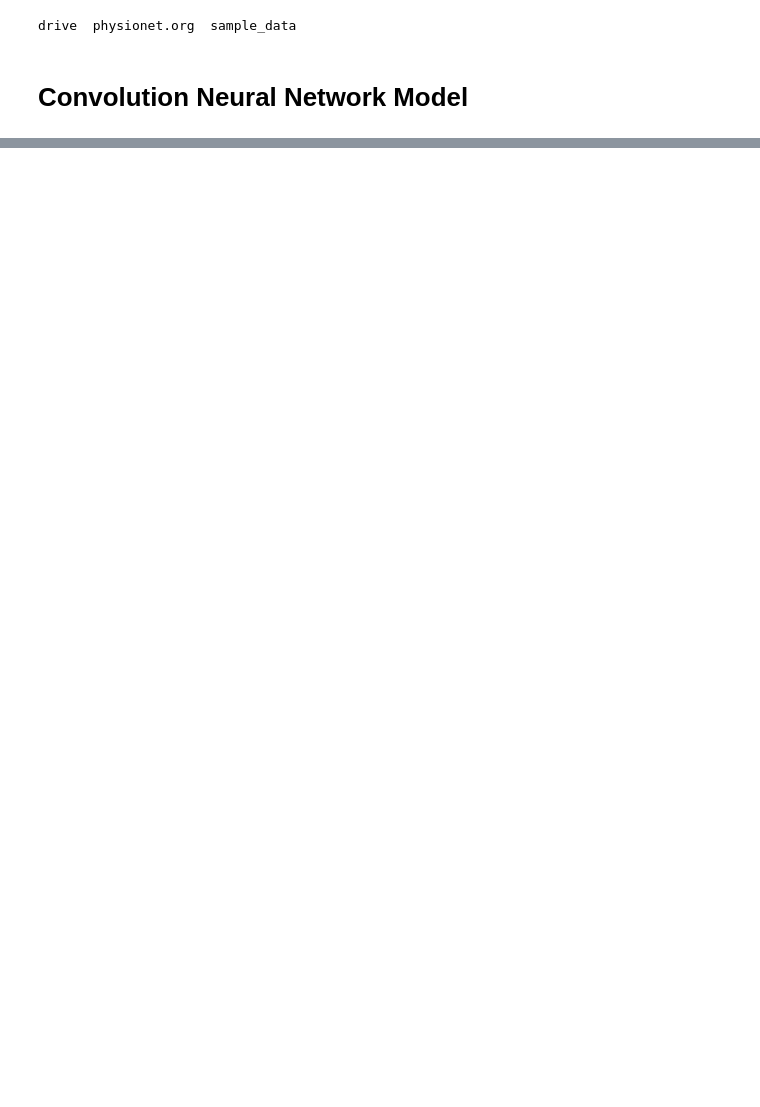
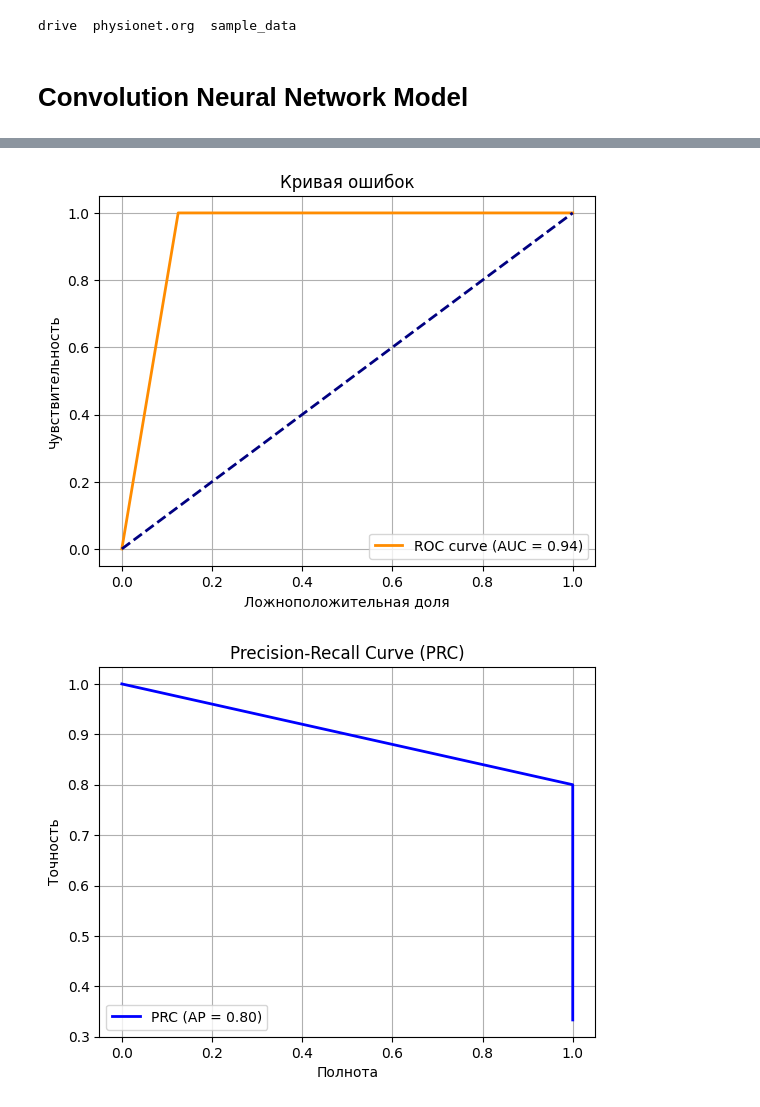
Before and after one commit to TAUforPython/BioMedAI, a Jupyter notebook: NN CNN epilepsy.ipynb, the cells around one changed output, grey strips where cells are left out. Saved outputs shown, nothing was run; the diff lists cells and outputs as text; code cells hidden in the pictures; blank space fills up the shorter version.

```diff
--- a/NN CNN epilepsy.ipynb
+++ b/NN CNN epilepsy.ipynb
@@ -951,0 +603,33 @@ F1-мера: 0.90
+# %%
+from sklearn.metrics import roc_curve, auc, precision_recall_curve, average_precision_score
+
+# Построение ROC-кривой
+fpr, tpr, _ = roc_curve(y_true, y_pred_classes)  # Используем вероятности для классов
+
+roc_auc = auc(fpr, tpr)
+
+plt.figure()
+plt.plot(fpr, tpr, color='darkorange', lw=2, label=f'ROC curve (AUC = {roc_auc:.2f})')
+plt.plot([0, 1], [0, 1], color='navy', lw=2, linestyle='--')  # Диагональная линия
+plt.xlabel('Ложноположительная доля')
+plt.ylabel('Чувствительность')
+plt.title('Кривая ошибок')
+plt.legend(loc='lower right')
+plt.grid()
+plt.show()
+
+# Построение Precision-Recall кривой
+precision, recall, _ = precision_recall_curve(y_true, y_pred_classes)
+average_precision = average_precision_score(y_true, y_pred_classes)
+
+plt.figure()
+plt.plot(recall, precision, color='blue', lw=2, label=f'PRC (AP = {average_precision:.2f})')
+plt.xlabel('Полнота')
+plt.ylabel('Точность')
+plt.title('Precision-Recall Curve (PRC)')
+plt.legend(loc='lower left')
+plt.grid()
+plt.show()
+# %% [output]
+[figure, added]
+[figure, added]
```
Also changed, not shown: parts of 29 cells of this notebook.
